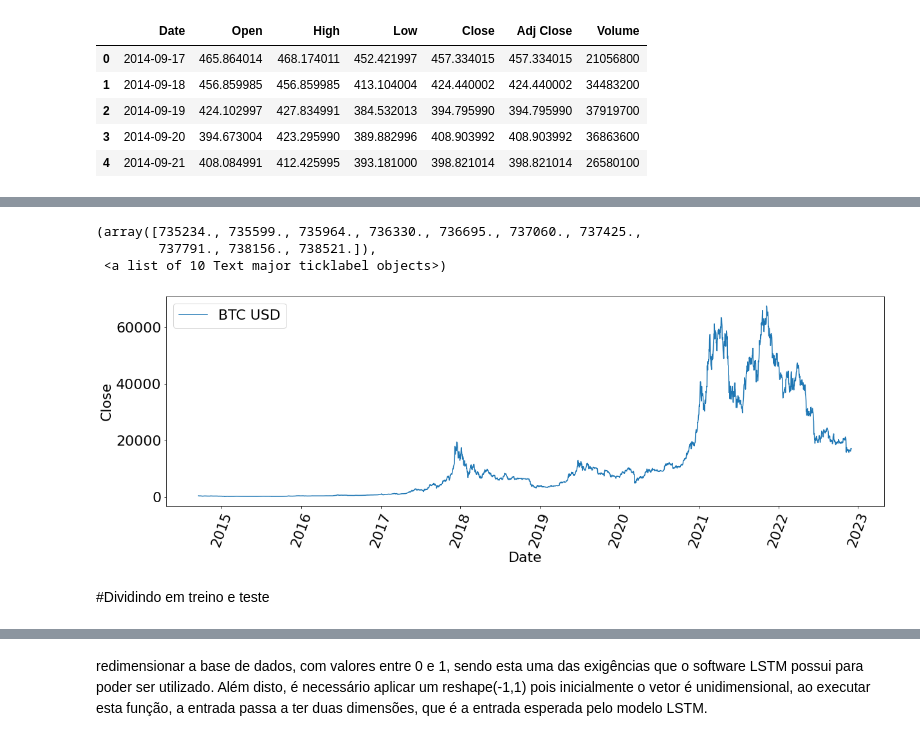
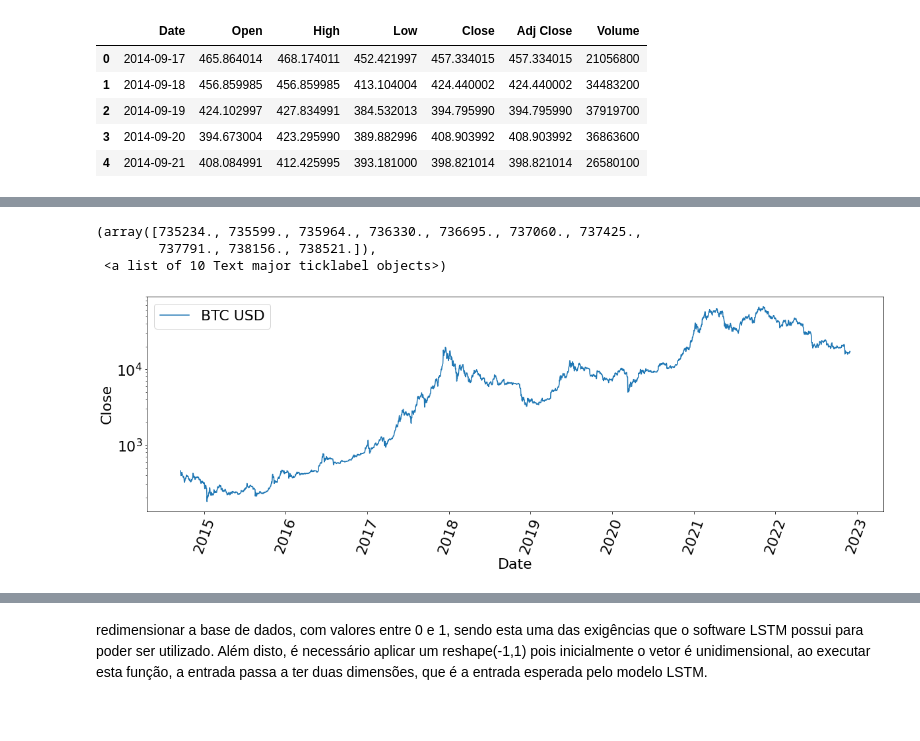
Before and after one commit to dev-marcos/LSTM-Time-Series-Analysis-of-Cryptocurrency-Prices, a Jupyter notebook: Previsao_preco_BITCOIN.ipynb, the cells around one changed output, grey strips where cells are left out. Drawn from its saved outputs; the diff is of its cells as text; code cells hidden in the pictures.

```diff
--- a/Previsao_preco_BITCOIN.ipynb
+++ b/Previsao_preco_BITCOIN.ipynb
@@ -30,12 +69,10 @@ mpl.rcParams['figure.figsize'] = (20, 6)
 mpl.rcParams['font.size'] = 22
 # %%
 sns.lineplot(x='Date',y='Close', data=df_btc_usd, label='BTC USD')
-#plt.yscale('log')
+plt.yscale('log')
 plt.xticks(rotation=70)
 # %% [output]
 (array([735234., 735599., 735964., 736330., 736695., 737060., 737425.,
         737791., 738156., 738521.]),
  <a list of 10 Text major ticklabel objects>)
-[figure, old version]
+[figure, new version]
-# %% [markdown]
-#Dividindo em treino e teste
```
Also changed, not shown: parts of 74 cells of this notebook.
